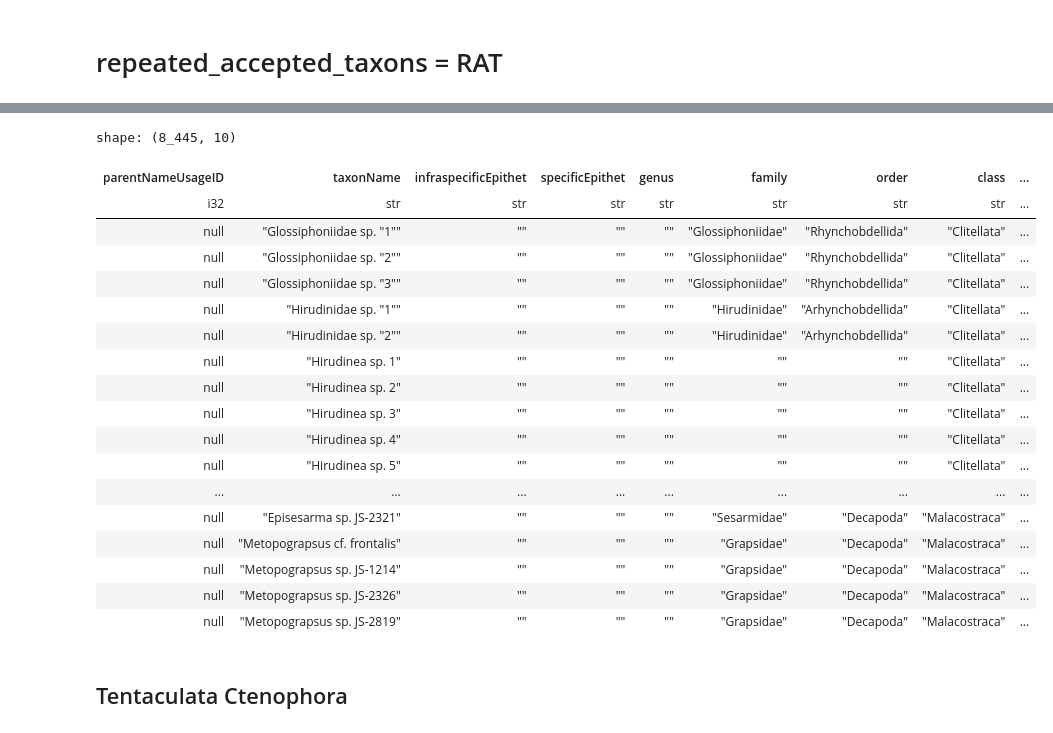
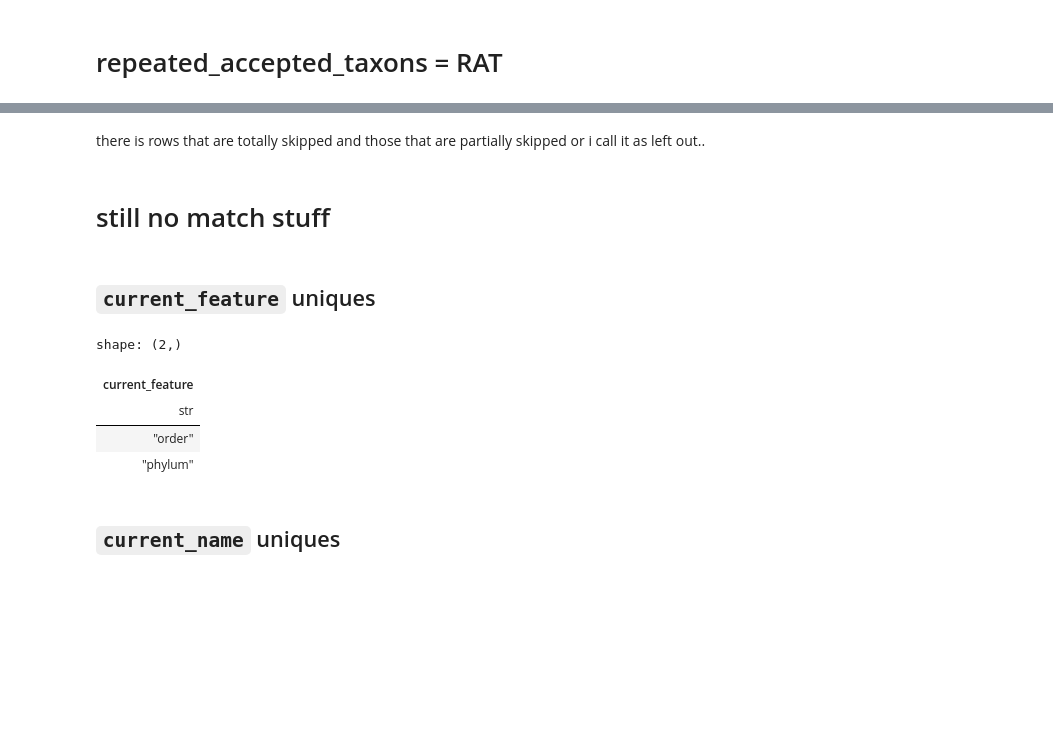
Before and after one commit to roberthobblebottom/lkcnhm_data_wrangling, a Jupyter notebook: __marimo__/more R translation.ipynb, the cells around one changed output, grey strips where cells are left out. Saved outputs shown, nothing was run; the diff lists cells and outputs as text; code cells hidden in the pictures; blank space fills up the shorter version.

Commit message:
more matches found!

```diff
--- a/__marimo__/more R translation.ipynb
+++ b/__marimo__/more R translation.ipynb
@@ -393,0 +392,2 @@ shape: (0, 23)
+# %% [markdown]
+there is rows that are totally skipped and those that are partially skipped or i call it as left out..
@@ -394,40 +399,15 @@ shape: (0, 23)
+# %% [markdown]
+# still no match stuff
+# %% [markdown]
+## `current_feature` uniques
 # %%
-still_no_match = (
-    nomatch.join(
-        updated_to_matching.select("speciesId", "parentNameUsageID"),
-        on="speciesId",
-        how="left",
-    )
-    .drop("parentNameUsageID")
-    .rename({"parentNameUsageID_right": "parentNameUsageID"})
-)
-still_no_match.select(
-    [
-        "parentNameUsageID",
-        "taxonName",
-    ]
-    + priority_columns
-)
+still_no_match["current_feature"].unique()
 # %% [output]
-shape: (8_445, 10)
+shape: (2,)
-| parentNameUsageID | taxonName | infraspecificEpithet | specificEpithet | genus | family | order | class | ... |
-| i32 | str | str | str | str | str | str | str | ... |
-| null | "Glossiphoniidae sp. "1"" | "" | "" | "" | "Glossiphoniidae" | "Rhynchobdellida" | "Clitellata" | ... |
-| null | "Glossiphoniidae sp. "2"" | "" | "" | "" | "Glossiphoniidae" | "Rhynchobdellida" | "Clitellata" | ... |
-| null | "Glossiphoniidae sp. "3"" | "" | "" | "" | "Glossiphoniidae" | "Rhynchobdellida" | "Clitellata" | ... |
-| null | "Hirudinidae sp. "1"" | "" | "" | "" | "Hirudinidae" | "Arhynchobdellida" | "Clitellata" | ... |
-| null | "Hirudinidae sp. "2"" | "" | "" | "" | "Hirudinidae" | "Arhynchobdellida" | "Clitellata" | ... |
-| null | "Hirudinea sp. 1" | "" | "" | "" | "" | "" | "Clitellata" | ... |
-| null | "Hirudinea sp. 2" | "" | "" | "" | "" | "" | "Clitellata" | ... |
-| null | "Hirudinea sp. 3" | "" | "" | "" | "" | "" | "Clitellata" | ... |
-| null | "Hirudinea sp. 4" | "" | "" | "" | "" | "" | "Clitellata" | ... |
-| null | "Hirudinea sp. 5" | "" | "" | "" | "" | "" | "Clitellata" | ... |
-| ... | ... | ... | ... | ... | ... | ... | ... | ... |
-| null | "Episesarma sp. JS-2321" | "" | "" | "" | "Sesarmidae" | "Decapoda" | "Malacostraca" | ... |
-| null | "Metopograpsus cf. frontalis" | "" | "" | "" | "Grapsidae" | "Decapoda" | "Malacostraca" | ... |
-| null | "Metopograpsus sp. JS-1214" | "" | "" | "" | "Grapsidae" | "Decapoda" | "Malacostraca" | ... |
-| null | "Metopograpsus sp. JS-2326" | "" | "" | "" | "Grapsidae" | "Decapoda" | "Malacostraca" | ... |
-| null | "Metopograpsus sp. JS-2819" | "" | "" | "" | "Grapsidae" | "Decapoda" | "Malacostraca" | ... |
+| current_feature |
+| str |
+| "order" |
+| "phylum" |
 # %% [markdown]
-## Tentaculata Ctenophora
+## `current_name` uniques
 # %%
```
Also changed, not shown: parts of 57 cells of this notebook, 2 other files.
